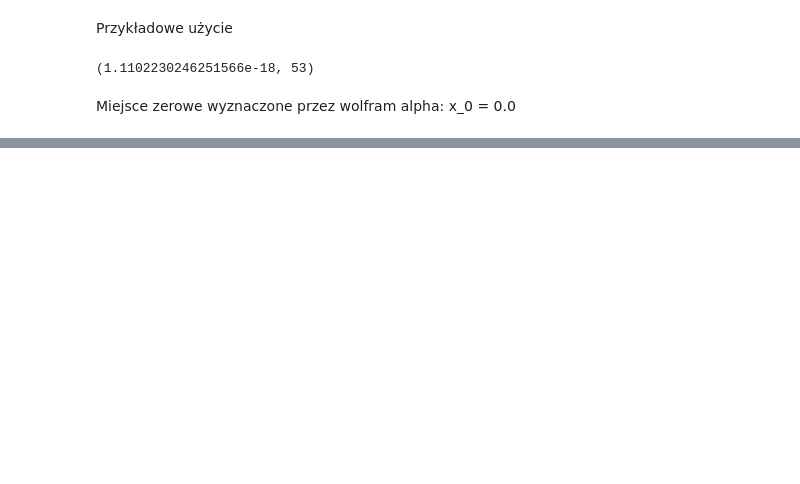
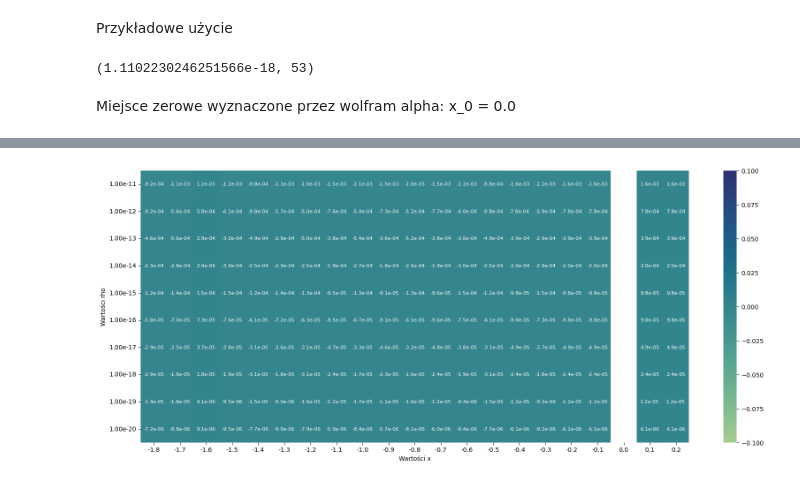
Before and after one commit to JakubFr4czek/MOwNiT, a Jupyter notebook: Lab5/lab5.ipynb, the cells around one changed output, grey strips where cells are left out. Cells and saved outputs as stored; diff of their text form; code cells hidden in the pictures; blank space fills up the shorter version.

```diff
--- a/Lab5/lab5.ipynb
+++ b/Lab5/lab5.ipynb
@@ -196,0 +180,4 @@ x | eps | x_0 | iterations
+# %%
+test_newton.plot_heatmap_values(test_newton.eps_values_2, ConditionNewton.ABS)
+# %% [output]
+[figure, added]
```
Also changed, not shown: parts of 13 cells of this notebook, 10 other files.
